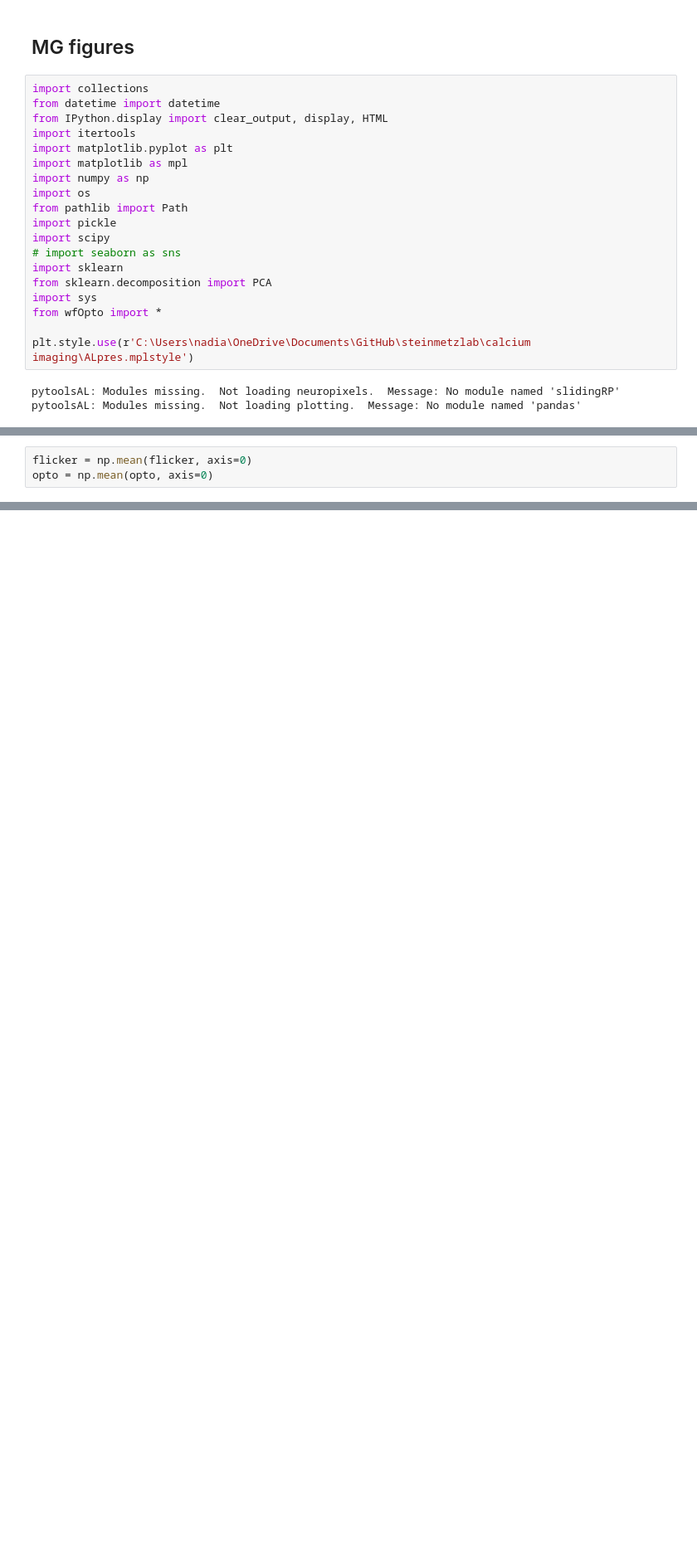
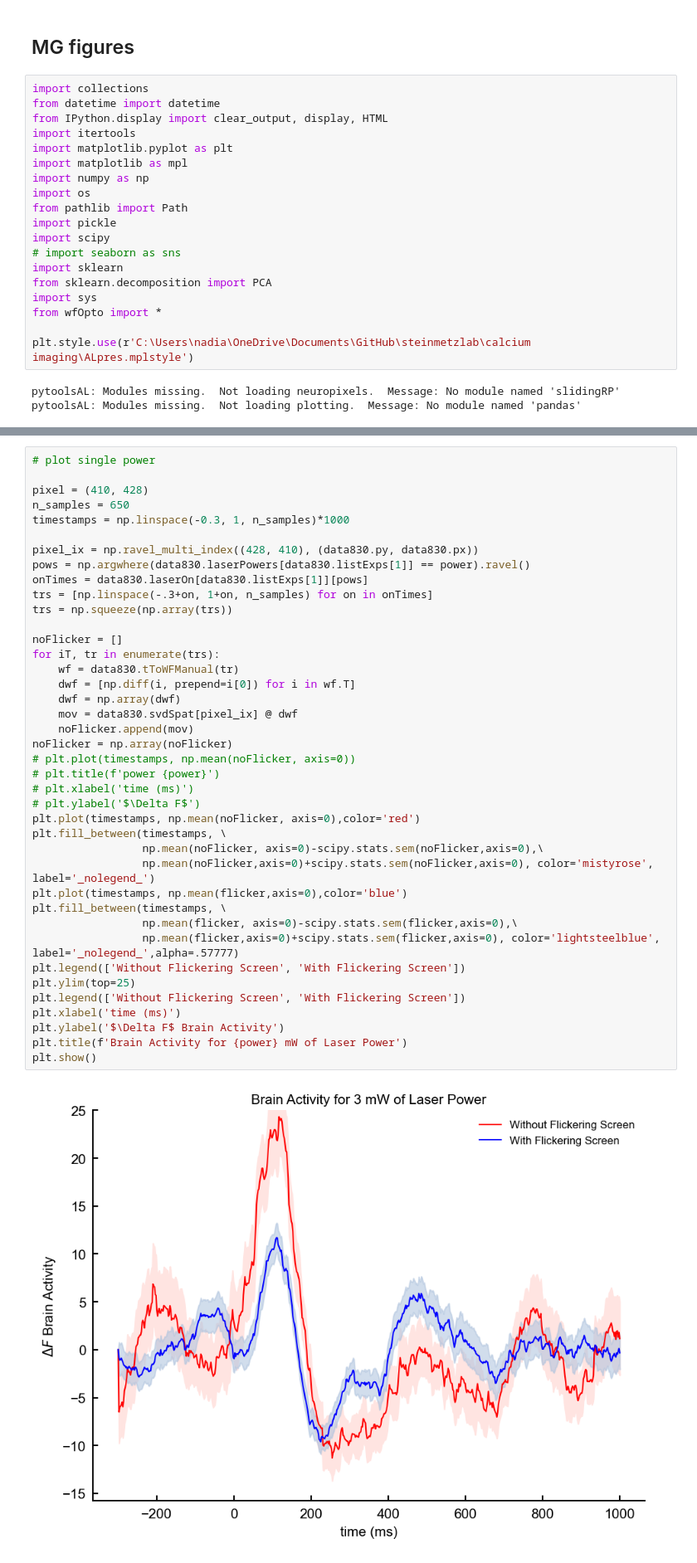
Before and after one commit to paschamatveev/wfOptoProject, a Jupyter notebook: wf + opto/mg figures.ipynb, the cells around one changed output, grey strips where cells are left out. Shown at 83% size. Saved outputs shown, nothing was run; the diff lists cells and outputs as text; blank space fills up the shorter version.

```diff
--- a/wf + opto/mg figures.ipynb
+++ b/wf + opto/mg figures.ipynb
@@ -105,3 +68,0 @@ Text(0, 0.5, '$\\Delta F$')
-# %%
-flicker = np.mean(flicker, axis=0)
-opto = np.mean(opto, axis=0)
@@ -112,0 +291,42 @@ scale = np.mean(opto)/np.mean(flicker)
+# %%
+# plot single power
+
+pixel = (410, 428)
+n_samples = 650
+timestamps = np.linspace(-0.3, 1, n_samples)*1000
+
+pixel_ix = np.ravel_multi_index((428, 410), (data830.py, data830.px))
+pows = np.argwhere(data830.laserPowers[data830.listExps[1]] == power).ravel()
+onTimes = data830.laserOn[data830.listExps[1]][pows]
+trs = [np.linspace(-.3+on, 1+on, n_samples) for on in onTimes]
+trs = np.squeeze(np.array(trs))
+
+noFlicker = []
+for iT, tr in enumerate(trs):
+    wf = data830.tToWFManual(tr)
+    dwf = [np.diff(i, prepend=i[0]) for i in wf.T]
+    dwf = np.array(dwf)
+    mov = data830.svdSpat[pixel_ix] @ dwf
+    noFlicker.append(mov)
+noFlicker = np.array(noFlicker)
+# plt.plot(timestamps, np.mean(noFlicker, axis=0))
+# plt.title(f'power {power}')
+# plt.xlabel('time (ms)')
+# plt.ylabel('$\Delta F$')
+plt.plot(timestamps, np.mean(noFlicker, axis=0),color='red')
+plt.fill_between(timestamps, \
+                 np.mean(noFlicker, axis=0)-scipy.stats.sem(noFlicker,axis=0),\
+                 np.mean(noFlicker,axis=0)+scipy.stats.sem(noFlicker,axis=0), color='mistyrose', label='_nolegend_')
+plt.plot(timestamps, np.mean(flicker,axis=0),color='blue')
+plt.fill_between(timestamps, \
+                 np.mean(flicker, axis=0)-scipy.stats.sem(flicker,axis=0),\
+                 np.mean(flicker,axis=0)+scipy.stats.sem(flicker,axis=0), color='lightsteelblue', label='_nolegend_',alpha=.57777)
+plt.legend(['Without Flickering Screen', 'With Flickering Screen'])
+plt.ylim(top=25)
+plt.legend(['Without Flickering Screen', 'With Flickering Screen'])
+plt.xlabel('time (ms)')
+plt.ylabel('$\Delta F$ Brain Activity')
+plt.title(f'Brain Activity for {power} mW of Laser Power')
+plt.show()
+# %% [output]
+[figure, added]
```
Also changed, not shown: parts of 29 cells of this notebook.
